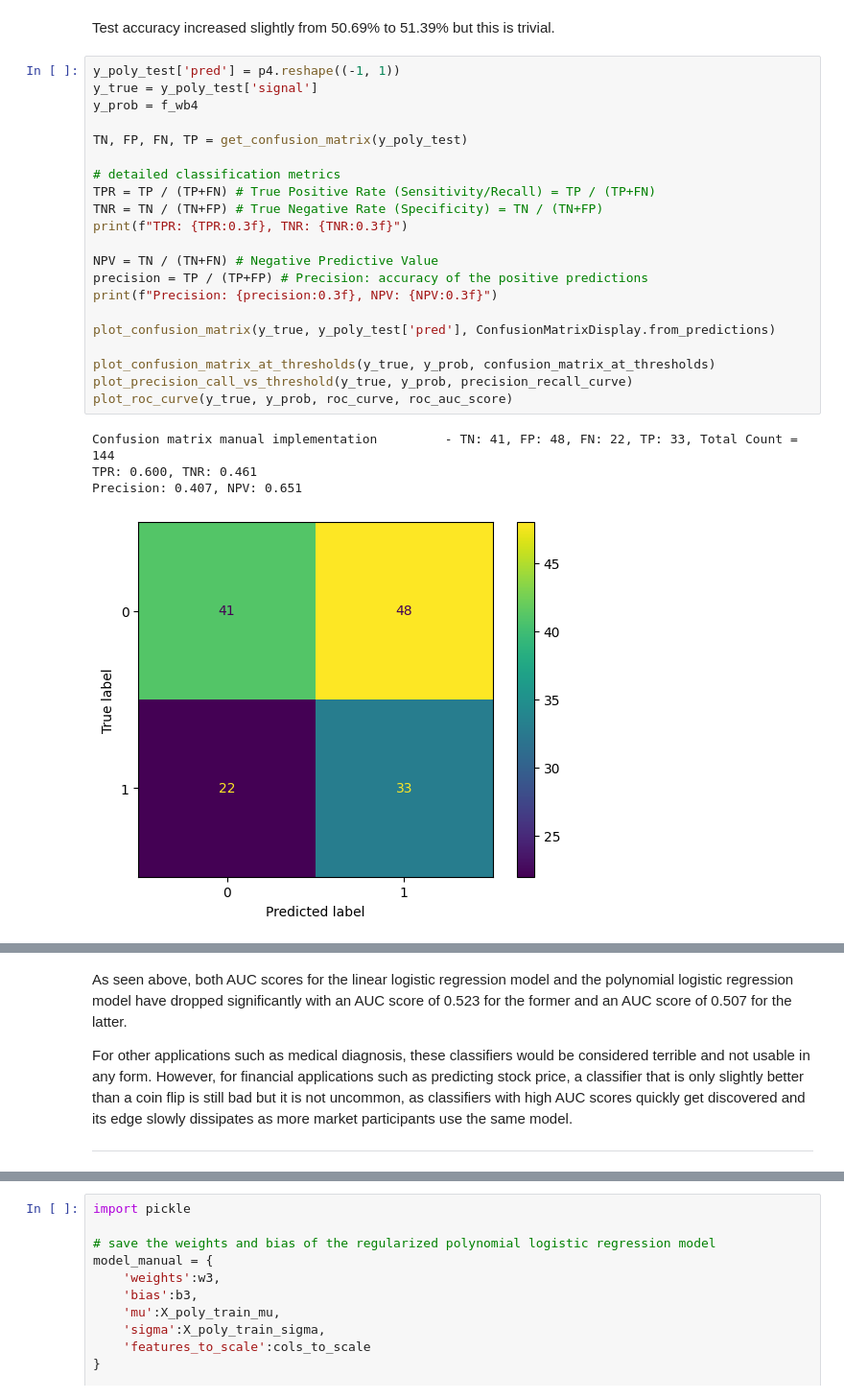
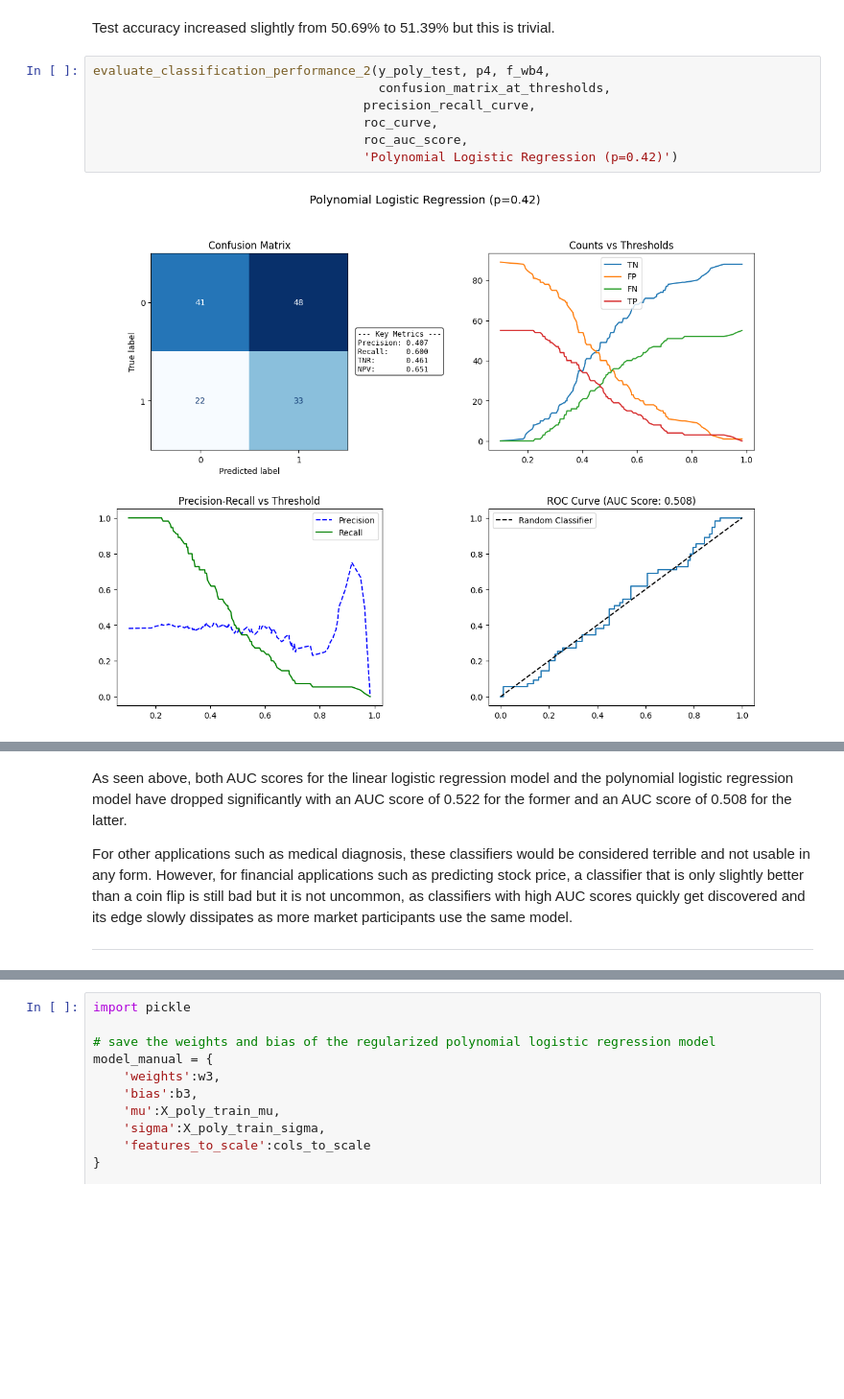
Before and after one commit to mateusy7/stock-price-ml-classifier-v1, a Jupyter notebook: notebooks/05_model_evaluation.ipynb, the cells around one changed output, grey strips where cells are left out. Shown at 96% size. Drawn from its saved outputs; the diff is of its cells as text; blank space fills up the shorter version.

```diff
--- a/notebooks/05_model_evaluation.ipynb
+++ b/notebooks/05_model_evaluation.ipynb
@@ -313,28 +310,11 @@ Test Accuracy: 51.39%
 # %% [markdown]
 Test accuracy increased slightly from 50.69% to 51.39% but this is trivial.
 # %%
-y_poly_test['pred'] = p4.reshape((-1, 1))
-y_true = y_poly_test['signal']
-y_prob = f_wb4
-
-TN, FP, FN, TP = get_confusion_matrix(y_poly_test)
-
-# detailed classification metrics
-TPR = TP / (TP+FN) # True Positive Rate (Sensitivity/Recall) = TP / (TP+FN)
-TNR = TN / (TN+FP) # True Negative Rate (Specificity) = TN / (TN+FP)
-print(f"TPR: {TPR:0.3f}, TNR: {TNR:0.3f}")
-
-NPV = TN / (TN+FN) # Negative Predictive Value
-precision = TP / (TP+FP) # Precision: accuracy of the positive predictions
-print(f"Precision: {precision:0.3f}, NPV: {NPV:0.3f}")
-
-plot_confusion_matrix(y_true, y_poly_test['pred'], ConfusionMatrixDisplay.from_predictions)
-
-plot_confusion_matrix_at_thresholds(y_true, y_prob, confusion_matrix_at_thresholds)
-plot_precision_call_vs_threshold(y_true, y_prob, precision_recall_curve)
-plot_roc_curve(y_true, y_prob, roc_curve, roc_auc_score)
+evaluate_classification_performance_2(y_poly_test, p4, f_wb4,
+                                      confusion_matrix_at_thresholds,
+                                    precision_recall_curve,
+                                    roc_curve,
+                                    roc_auc_score,
+                                    'Polynomial Logistic Regression (p=0.42)')
 # %% [output]
-Confusion matrix manual implementation         - TN: 41, FP: 48, FN: 22, TP: 33, Total Count = 144
-TPR: 0.600, TNR: 0.461
-Precision: 0.407, NPV: 0.651
-[figure, old version]
+[figure, new version]
@@ -344,5 +321,5 @@ Precision: 0.407, NPV: 0.651
 # %% [markdown]
-As seen above, both AUC scores for the linear logistic regression model and the polynomial logistic regression model have dropped significantly with an AUC score of 0.523 for the former and an AUC score of 0.507 for the latter.
+As seen above, both AUC scores for the linear logistic regression model and the polynomial logistic regression model have dropped significantly with an AUC score of 0.522 for the former and an AUC score of 0.508 for the latter.
 
 For other applications such as medical diagnosis, these classifiers would be considered terrible and not usable in any form. However, for financial applications such as predicting stock price, a classifier that is only slightly better than a coin flip is still bad but it is not uncommon, as classifiers with high AUC scores quickly get discovered and its edge slowly dissipates as more market participants use the same model.
 ___
```
Also changed, not shown: parts of 24 cells of this notebook, 17 other files.
